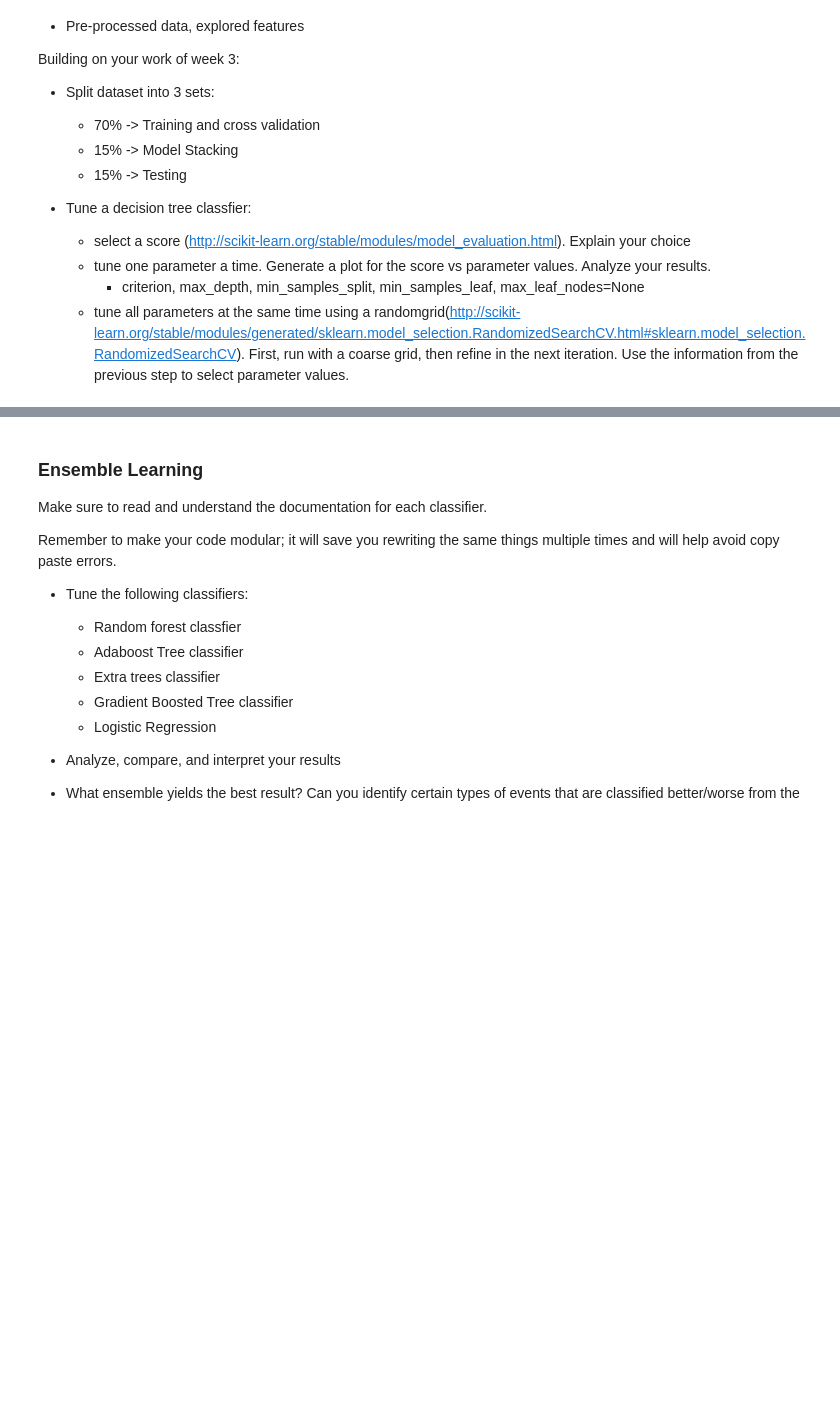
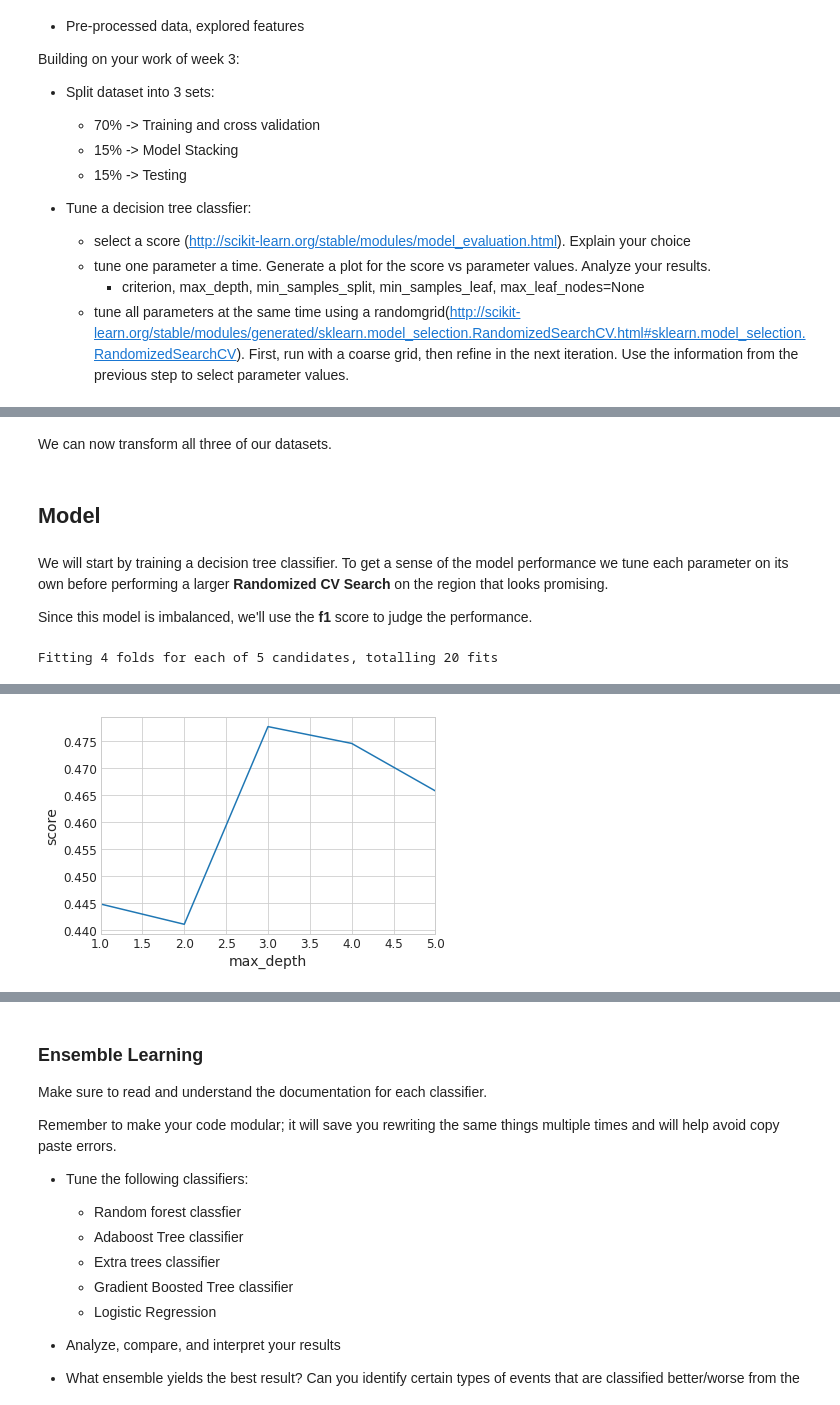
Before and after one commit to derek-pyne/ml_playground, a Jupyter notebook: classes/machine_learning/W7_Pyne_qq233068.ipynb, the cells around one changed output, grey strips where cells are left out. Cells and saved outputs as stored; diff of their text form; code cells hidden in the pictures; blank space fills up the shorter version.

```diff
--- a/classes/machine_learning/W7_Pyne_qq233068.ipynb
+++ b/classes/machine_learning/W7_Pyne_qq233068.ipynb
@@ -17,6 +17,8 @@ np.random.seed(123)
 %matplotlib inline
 import matplotlib
 import matplotlib.pyplot as plt
+import seaborn as sns
+sns.set_style('whitegrid')
 plt.rcParams['axes.labelsize'] = 14
 plt.rcParams['xtick.labelsize'] = 12
 plt.rcParams['ytick.labelsize'] = 12
@@ -52,0 +77,10 @@ df = pd.read_excel("/path/to/file/default of credit card clients.xls",
+# %%
+from sklearn.base import BaseEstimator, TransformerMixin
+
+class DataFrameSelector(BaseEstimator, TransformerMixin):
+    def __init__(self, attribute_names):
+        self.attribute_names = attribute_names
+    def fit(self, X, y=None):
+        return self
+    def transform(self, X):
+        return X[self.attribute_names].values
@@ -52,0 +108,42 @@ df = pd.read_excel("/path/to/file/default of credit card clients.xls",
+# %% [markdown]
+We can now transform all three of our datasets.
+# %%
+from sklearn.pipeline import FeatureUnion
+
+full_pipeline = FeatureUnion(transformer_list=[
+        ("num_pipeline", num_pipeline),
+        ("cat_pipeline", cat_pipeline),
+    ])
+full_pipeline.fit(X_train)
+X_train_prepared = full_pipeline.transform(X_train)
+X_ms_prepared = full_pipeline.transform(X_ms)
+X_test_prepared = full_pipeline.transform(X_test)
+# %% [markdown]
+## Model
+# %% [markdown]
+We will start by training a decision tree classifier. To get a sense of the model performance we tune each parameter on its own before performing a larger **Randomized CV Search** on the region that looks promising.
+
+Since this model is imbalanced, we'll use the **f1** score to judge the performance.
+# %%
+from sklearn.model_selection import GridSearchCV, RandomizedSearchCV
+from scipy.stats import reciprocal, uniform, expon, randint
+
+def parameter_tuner(X, y, model, param_grid, plot=True, scoring='f1', cv=4, n_iter=50):
+    grid_search = GridSearchCV(model, param_grid, cv=cv, scoring=scoring, n_jobs=8, verbose=1)
+    grid_search.fit(X, y)
+    cvres = grid_search.cv_results_
+
+    param_grid_dict_list = dict(zip(cvres["params"][0], zip(*[d.values() for d in cvres["params"]])))
+    result_df = pd.DataFrame({**{'score': cvres["mean_test_score"]}, **param_grid_dict_list})
+
+    if plot:
+        for d in param_grid_dict_list:
+            result_df.plot(x=d, y='score', legend=False)
+            plt.ylabel('score')
+    return result_df, grid_search.best_estimator_
+# %%
+from sklearn.tree import DecisionTreeClassifier
+result_df = parameter_tuner(X_train_prepared, y_train, DecisionTreeClassifier(),
+                {'max_depth': [1, 2, 3, 4, 5]})
+# %% [output]
+Fitting 4 folds for each of 5 candidates, totalling 20 fits
@@ -52,0 +152 @@ df = pd.read_excel("/path/to/file/default of credit card clients.xls",
+[figure, added]
```
Also changed, not shown: parts of 42 cells of this notebook.
